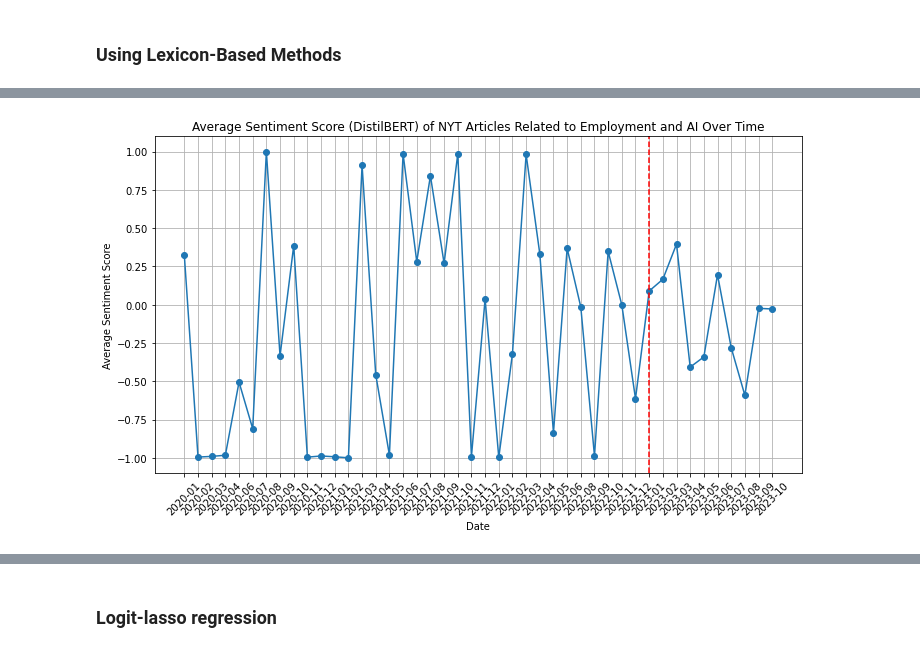
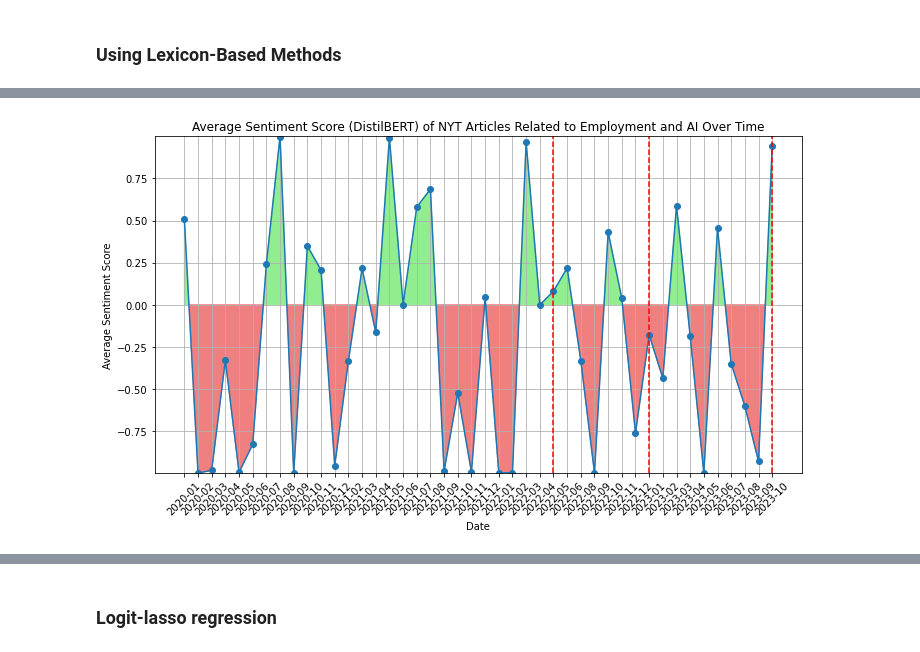
Before and after one commit to nadyatan21/ECON1620-Spring2024, a Jupyter notebook: ProjTwo/Draft_Two_Code_Nadya.ipynb, the cells around one changed output, grey strips where cells are left out. Drawn from its saved outputs; the diff is of its cells as text; code cells hidden in the pictures.

Commit message:
cleaned notebook, used abstract, added graph colors

```diff
--- a/ProjTwo/Draft_Two_Code_Nadya.ipynb
+++ b/ProjTwo/Draft_Two_Code_Nadya.ipynb
@@ -218,7 +173,7 @@ plt.show()
 sentiment_pipeline = pipeline("sentiment-analysis")
 
 # Convert paragraphs to strings
-nyt_data['paragraph'] = nyt_data['paragraph'].astype(str)
+nyt_data['abstract'] = nyt_data['abstract'].astype(str)
 
 # Function to calculate sentiment score
 def calculate_sentiment_score(paragraph):
@@ -339,11 +306,11 @@ plt.show()
 # %%
 import re
 # create an empty list for clean paragraphs
-cleanparagraph=[]
+cleanabstract=[]
 # for each rows in the df
 for i in range(len(nyt_data)):
     # replace unwanted characters
-    para=str(nyt_data['paragraph'].iloc[i])
+    para=str(nyt_data['abstract'].iloc[i])
     para=para.replace('\r',' ')
     para=para.replace('\n',' ')
     para=para.replace('. ',' ')
@@ -351,5 +318,5 @@ for i in range(len(nyt_data)):
     # remove special characters
     para=re.sub('[^A-Za-z]+', ' ', para)
     # lowercase
-    cleanparagraph.append(para.lower())
-nyt_data['clean paragraph']= cleanparagraph
+    cleanabstract.append(para.lower())
+nyt_data['clean abstract']= cleanabstract
@@ -442,16 +322,0 @@ nyt_data['SWN analysis'] = nyt_data['POS tagged'].apply(sentiwordnetanalysis)
-# %%
-def normalize_swn_analysis(score):
-    # Define the minimum and maximum possible sentiment scores
-    min_score = -1.0
-    max_score = 1.0
-
-    # Perform min-max normalization
-    normalized_score = (score - min_score) / (max_score - min_score)
-
-    # Clip the normalized score to the range of -1 to +1
-    normalized_score = max(min(normalized_score, 1.0), -1.0)
-
-    return normalized_score
-
-# Normalize the 'SWN analysis' column
-nyt_data['SWN analysis'] = nyt_data['SWN analysis'].apply(normalize_swn_analysis)
@@ -496,7 +332,7 @@ def contains_employment_keywords(paragraph):
     return 0
 
 # Create dummy variable indicating whether employment-related keywords are mentioned
-nyt_data['mentions_employment'] = nyt_data['clean paragraph'].apply(contains_employment_keywords)
+nyt_data['mentions_employment'] = nyt_data['clean abstract'].apply(contains_employment_keywords)
 # %%
 employment_mentions_nyt = nyt_data[nyt_data['mentions_employment'] == 1]
 # %%
@@ -506,18 +342,34 @@ employment_mentions_nyt.shape
 # %%
 # Group by date and calculate average sentiment score
 average_sentiment_by_date = employment_mentions_nyt.groupby('date')['distilbert_sentiment_score'].mean()
 
 # Plot the time-wise graph
 plt.figure(figsize=(10, 6))
+
+# Plot above zero values with green background
+plt.fill_between(average_sentiment_by_date.index, average_sentiment_by_date.values, 0, where=average_sentiment_by_date.values >= 0, color='lightgreen', interpolate=True)
+
+# Plot below zero values with red background
+plt.fill_between(average_sentiment_by_date.index, average_sentiment_by_date.values, 0, where=average_sentiment_by_date.values <= 0, color='lightcoral', interpolate=True)
+
+# Plot the line
 plt.plot(average_sentiment_by_date.index, average_sentiment_by_date.values, marker='o', linestyle='-')
+
 plt.title('Average Sentiment Score (DistilBERT) of NYT Articles Related to Employment and AI Over Time')
 plt.xlabel('Date')
 plt.ylabel('Average Sentiment Score')
 plt.grid(True)
 plt.xticks(rotation=45)
 plt.tight_layout()
 # Draw a horizontal line at date '2023-01'
 plt.axvline(x='2023-01', color='r', linestyle='--', label='2023-01')
+plt.axvline(x='2022-05', color='r', linestyle='--', label='2023-01')
+plt.axvline(x='2023-10', color='r', linestyle='--', label='2023-11')
+
+# Set y-axis limit to include 0 and center the graph at y=0
+max_abs_score = max(abs(average_sentiment_by_date.min()), abs(average_sentiment_by_date.max()))
+plt.ylim(-max_abs_score, max_abs_score)
+
 plt.show()
 # %% [output]
-[figure, old version]
+[figure, new version]
```
Also changed, not shown: parts of 20 cells of this notebook.
